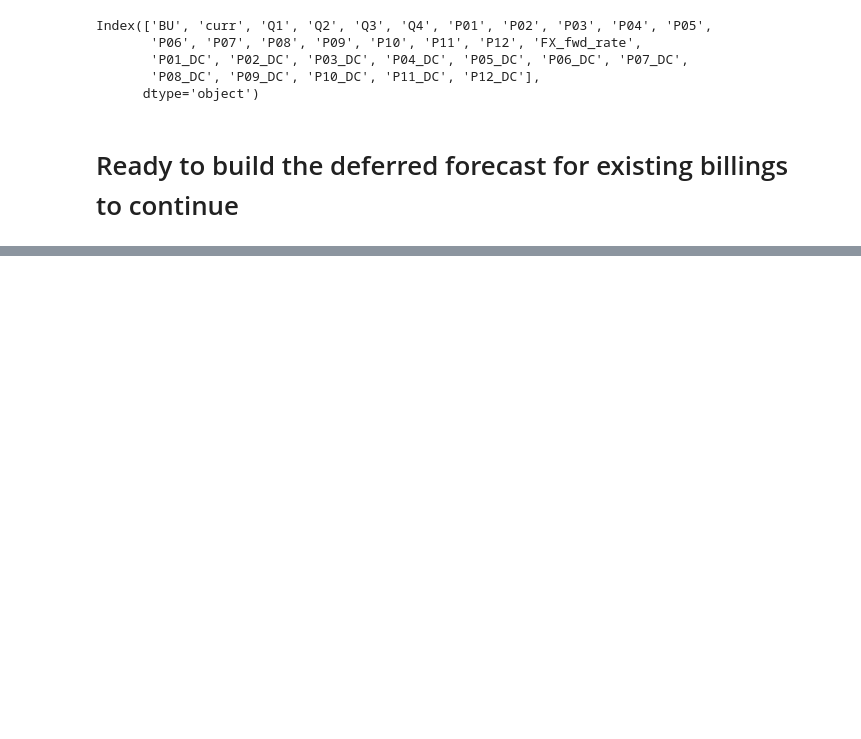
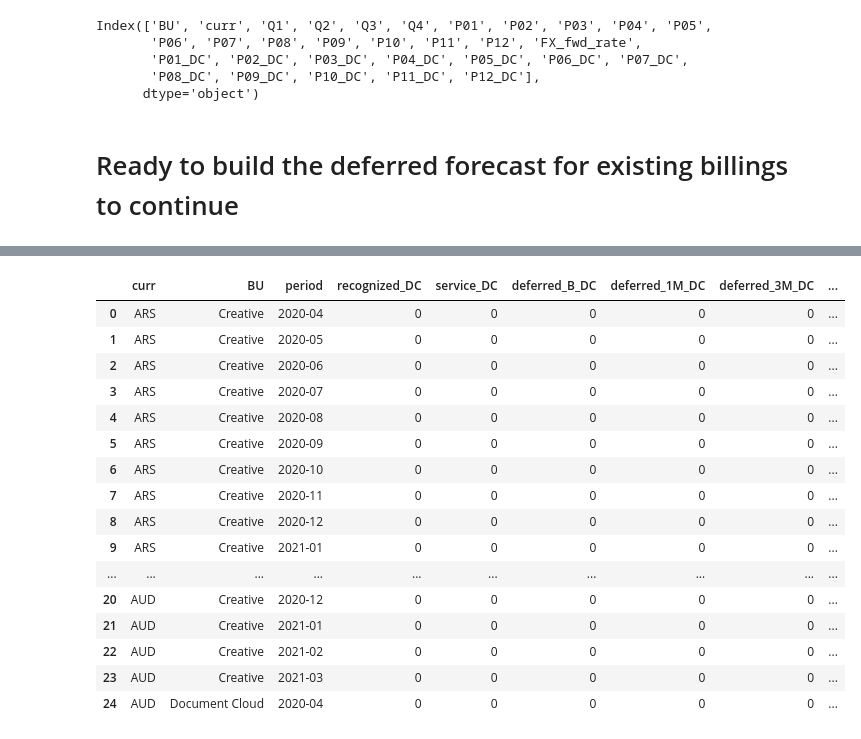
Before and after one commit to davidjsmith44/Deferred_Revenue_Forecast, a Jupyter notebook: notebooks/deferred_from_inputs.ipynb, the cells around one changed output, grey strips where cells are left out. Saved outputs shown, nothing was run; the diff lists cells and outputs as text; code cells hidden in the pictures; blank space fills up the shorter version.

```diff
--- a/notebooks/deferred_from_inputs.ipynb
+++ b/notebooks/deferred_from_inputs.ipynb
@@ -407,0 +490,3 @@ array(['2019-07', '2019-08', '2019-09', '2019-10', '2019-11', '2019-12',
+# %%
+list_all_columns = df_billings.columns
+list_all_columns
@@ -407,0 +500,9 @@ array(['2019-07', '2019-08', '2019-09', '2019-10', '2019-11', '2019-12',
+# %%
+list_keepers= []
+for i in list_all_columns:
+
+    if i[-2:]=='DC':
+        print(i)
+        list_keepers.append(i)
+
+list_keepers
@@ -407,0 +528,27 @@ array(['2019-07', '2019-08', '2019-09', '2019-10', '2019-11', '2019-12',
+# %%
+df_fcst = pd.DataFrame({'curr': v_curr_2_df,
+                        'BU': v_BU_2_df,
+                       'period': v_period_2_df})
+# %%
+for col in list_keepers:
+    df_fcst[col]=0
+# %%
+df_fcst.head(25)
+# %% [output]
+|  | curr | BU | period | recognized_DC | service_DC | deferred_B_DC | deferred_1M_DC | deferred_3M_DC | ... |
+| 0 | ARS | Creative | 2020-04 | 0 | 0 | 0 | 0 | 0 | ... |
+| 1 | ARS | Creative | 2020-05 | 0 | 0 | 0 | 0 | 0 | ... |
+| 2 | ARS | Creative | 2020-06 | 0 | 0 | 0 | 0 | 0 | ... |
+| 3 | ARS | Creative | 2020-07 | 0 | 0 | 0 | 0 | 0 | ... |
+| 4 | ARS | Creative | 2020-08 | 0 | 0 | 0 | 0 | 0 | ... |
+| 5 | ARS | Creative | 2020-09 | 0 | 0 | 0 | 0 | 0 | ... |
+| 6 | ARS | Creative | 2020-10 | 0 | 0 | 0 | 0 | 0 | ... |
+| 7 | ARS | Creative | 2020-11 | 0 | 0 | 0 | 0 | 0 | ... |
+| 8 | ARS | Creative | 2020-12 | 0 | 0 | 0 | 0 | 0 | ... |
+| 9 | ARS | Creative | 2021-01 | 0 | 0 | 0 | 0 | 0 | ... |
+| ... | ... | ... | ... | ... | ... | ... | ... | ... | ... |
+| 20 | AUD | Creative | 2020-12 | 0 | 0 | 0 | 0 | 0 | ... |
+| 21 | AUD | Creative | 2021-01 | 0 | 0 | 0 | 0 | 0 | ... |
+| 22 | AUD | Creative | 2021-02 | 0 | 0 | 0 | 0 | 0 | ... |
+| 23 | AUD | Creative | 2021-03 | 0 | 0 | 0 | 0 | 0 | ... |
+| 24 | AUD | Document Cloud | 2020-04 | 0 | 0 | 0 | 0 | 0 | ... |
```
Also changed, not shown: parts of 14 cells of this notebook.
